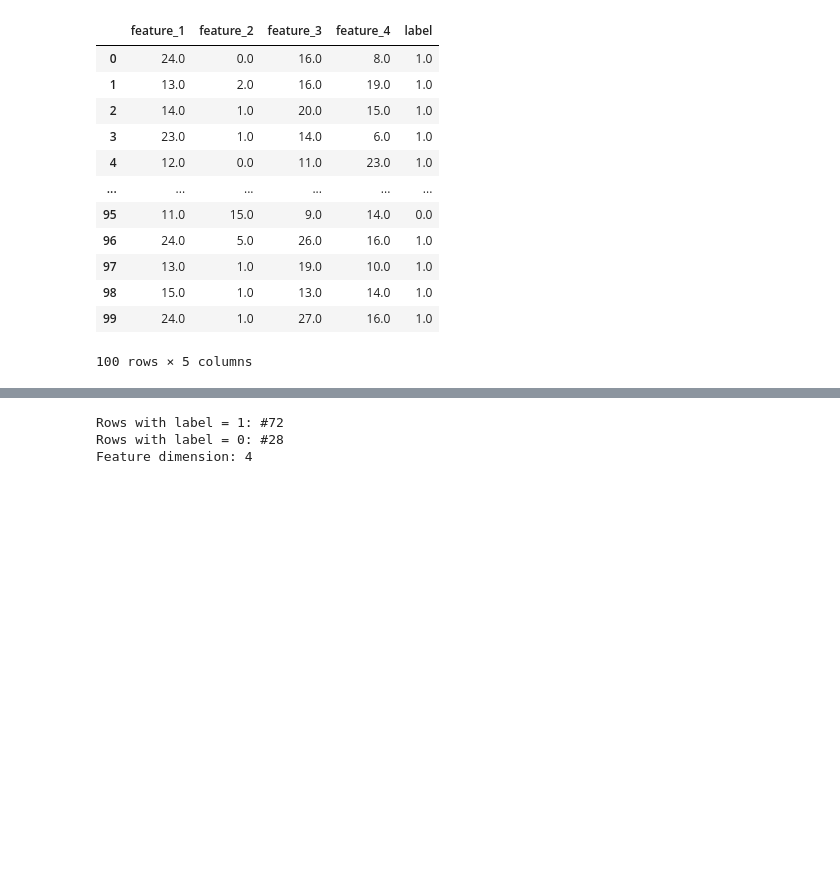
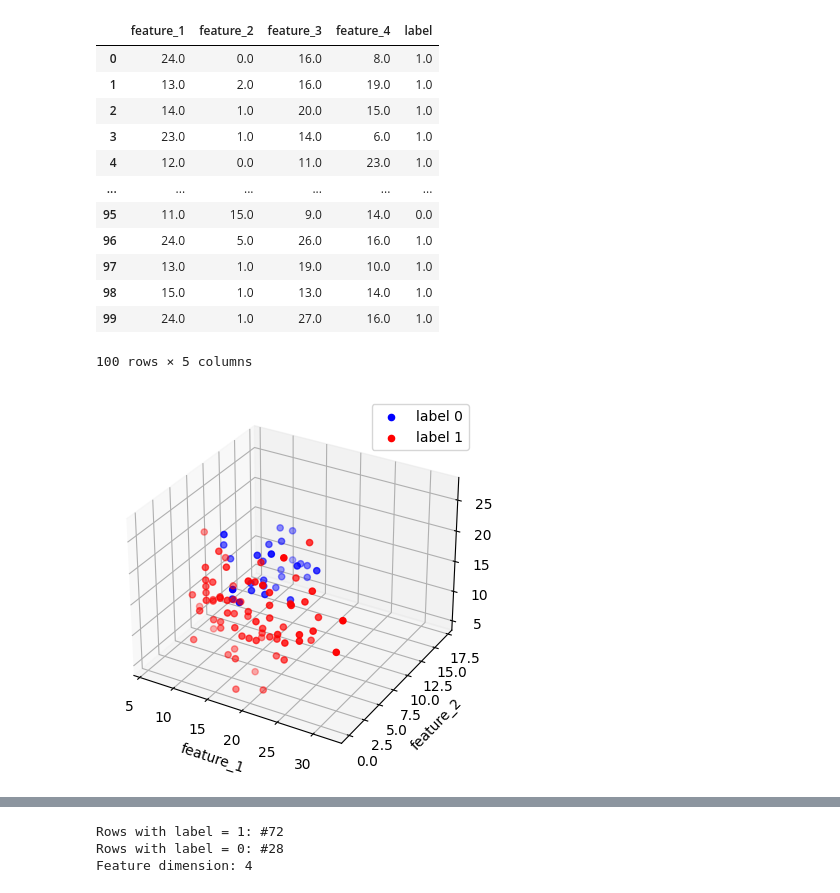
Before and after one commit to lukasbischof/qi-project, a Jupyter notebook: qnn_vlds_100.ipynb, the cells around one changed output, grey strips where cells are left out. Drawn from its saved outputs; the diff is of its cells as text; code cells hidden in the pictures; blank space fills up the shorter version.

```diff
--- a/qnn_vlds_100.ipynb
+++ b/qnn_vlds_100.ipynb
@@ -54,3 +54,23 @@ display(df)
 | 98 | 15.0 | 1.0 | 13.0 | 14.0 | 1.0 |
 | 99 | 24.0 | 1.0 | 27.0 | 16.0 | 1.0 |
 100 rows × 5 columns
+# %%
+import matplotlib.pyplot as plt
+import pandas as pd
+from mpl_toolkits.mplot3d import Axes3D
+
+# separate the dataframe into different dataframe based on label column
+df_0 = df[df['label'] == 0.0]
+df_1 = df[df['label'] == 1.0]
+
+fig = plt.figure()
+ax = fig.add_subplot(111, projection='3d')
+ax.scatter(df_0['feature_1'], df_0['feature_2'], df_0['feature_3'], c='blue', label='label 0')
+ax.scatter(df_1['feature_1'], df_1['feature_2'], df_1['feature_3'], c='red', label='label 1')
+ax.set_xlabel('feature_1')
+ax.set_ylabel('feature_2')
+ax.set_zlabel('feature_3')
+plt.legend()
+plt.show()
+# %% [output]
+[figure, added]
```
Also changed, not shown: parts of 4 cells of this notebook, 9 other files.
